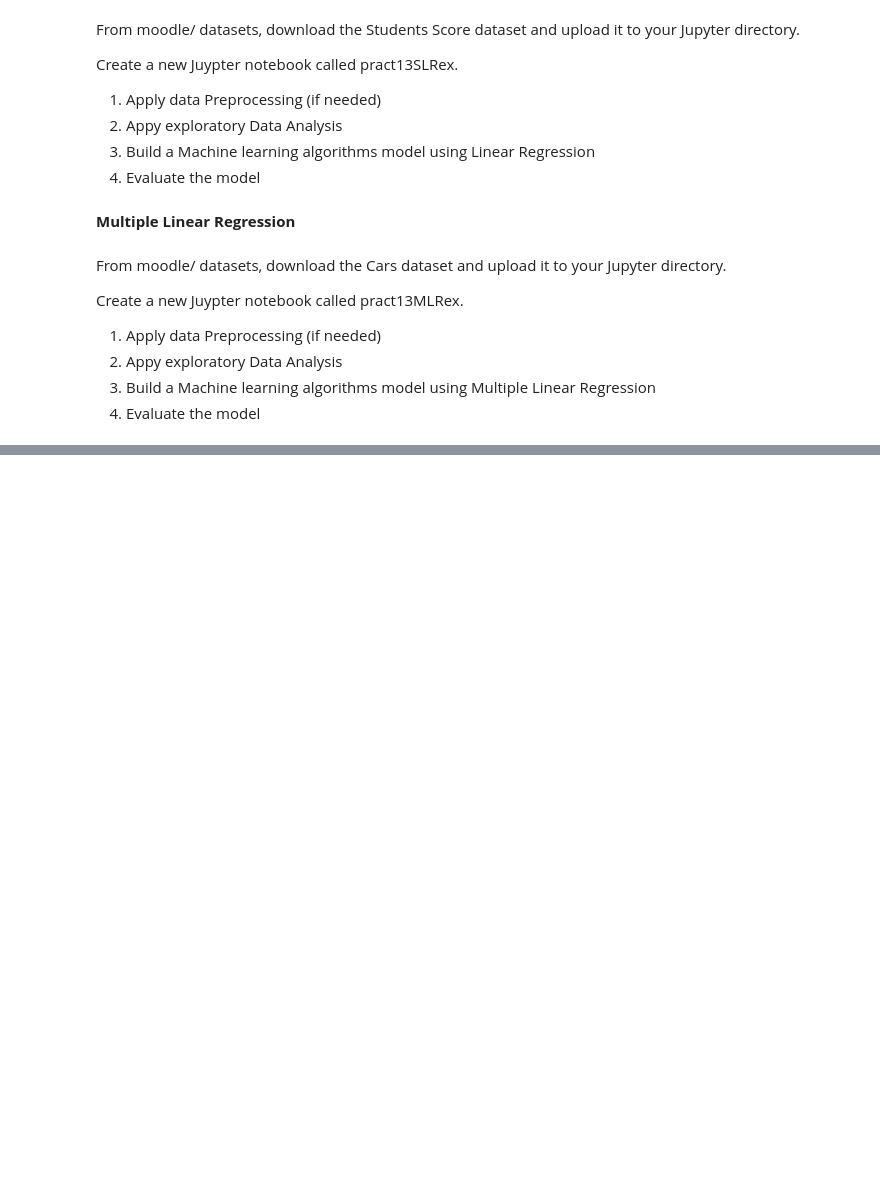
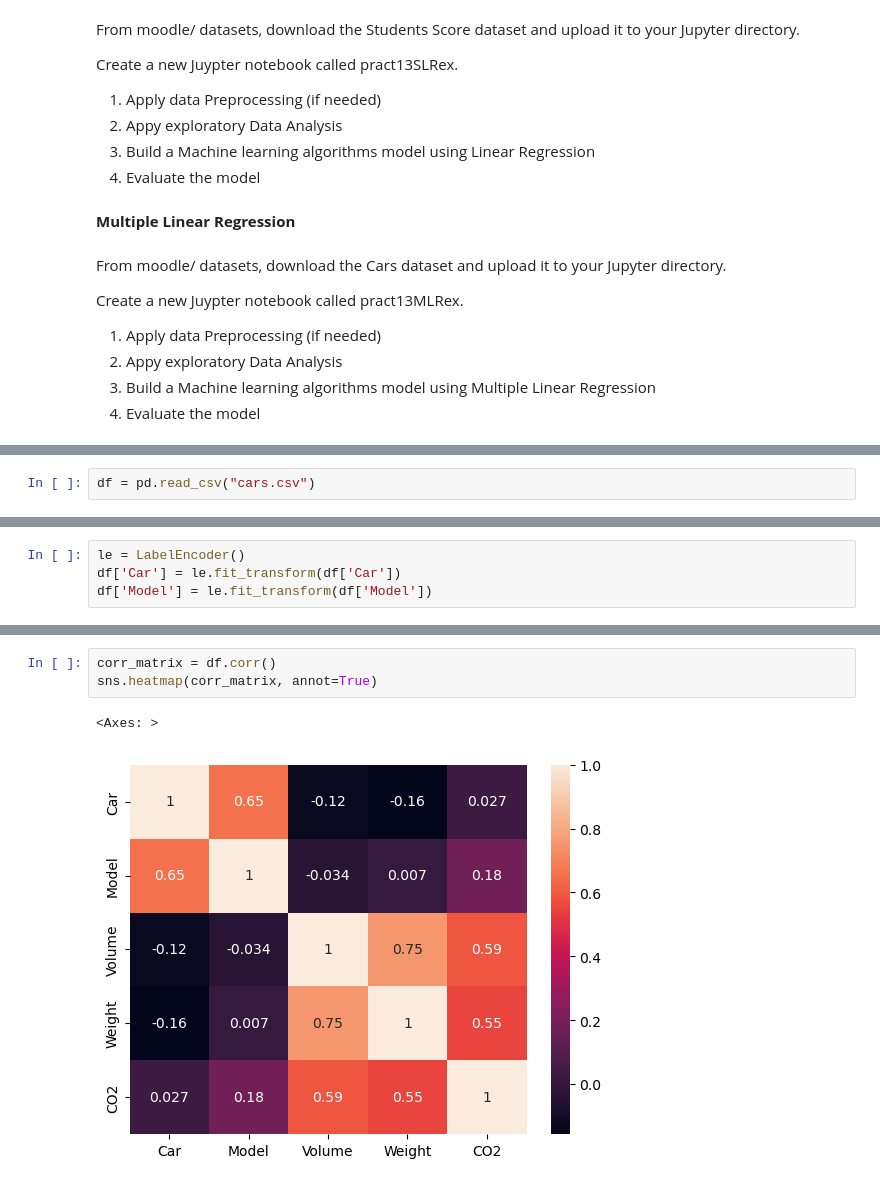
Before and after one commit to Kru301019/Data-mining-and-machine-learning-, a Jupyter notebook: week 13 regresion/Practical+Exercise 12.ipynb, the cells around one changed output, grey strips where cells are left out. Saved outputs shown, nothing was run; the diff lists cells and outputs as text; blank space fills up the shorter version.

```diff
--- a/week 13 regresion/Practical+Exercise 12.ipynb
+++ b/week 13 regresion/Practical+Exercise 12.ipynb
@@ -32,0 +41,2 @@ Create a new Juypter notebook called pract13MLRex.
+# %%
+df = pd.read_csv("cars.csv")
@@ -32,0 +67,4 @@ Create a new Juypter notebook called pract13MLRex.
+# %%
+le = LabelEncoder()
+df['Car'] = le.fit_transform(df['Car'])
+df['Model'] = le.fit_transform(df['Model'])
@@ -32,0 +92,6 @@ Create a new Juypter notebook called pract13MLRex.
+# %%
+corr_matrix = df.corr()
+sns.heatmap(corr_matrix, annot=True)
+# %% [output]
+<Axes: >
+[figure, added]
```
Also changed, not shown: parts of 5 cells of this notebook, 4 other files.
